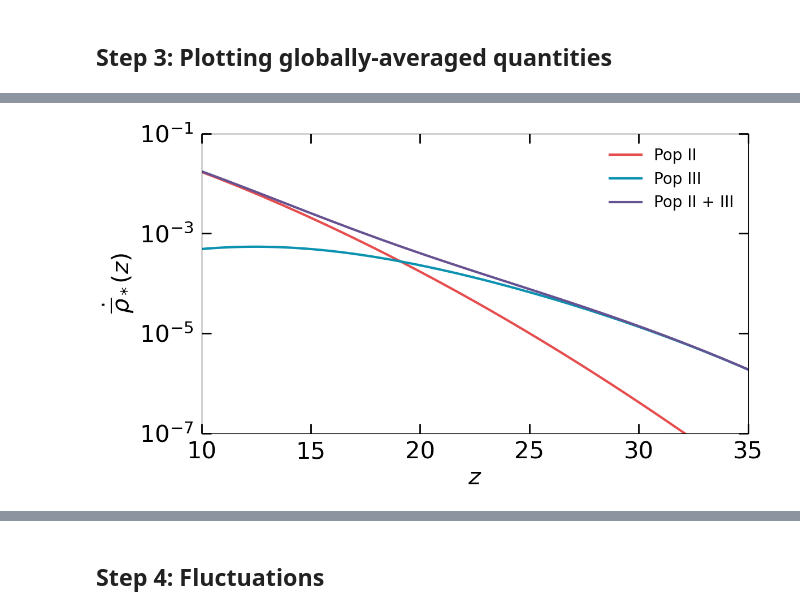
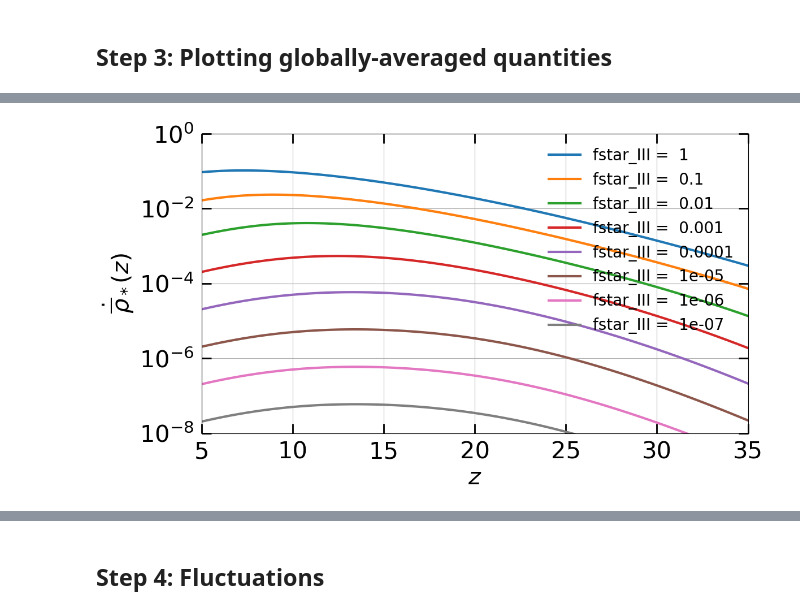
Before and after one commit to Georgios-Manioudakis/Zeus21-Fork, a Jupyter notebook: docs/Tutorial_Zeus21_PopIIandIII_Fiducial.ipynb, the cells around one changed output, grey strips where cells are left out. Cells and saved outputs as stored; diff of their text form; code cells hidden in the pictures.

Commit message:
Varied all 16 Pop III astroparameters I could find, and plotted the SFRD-graph for all the values of the varied parameter in the same plots.

```diff
--- a/docs/Tutorial_Zeus21_PopIIandIII_Fiducial.ipynb
+++ b/docs/Tutorial_Zeus21_PopIIandIII_Fiducial.ipynb
@@ -206,3 +195,5 @@ SFRD and coefficients stored. Move ahead.
+# %%
+zlist= list1[0].zintegral
 # %% [markdown]
 ## Step 3: Plotting globally-averaged quantities
 # %%
@@ -260,28 +251,30 @@ plt.show()
 # %%
 plt.figure(figsize = (12, 6.75))
 
-plt.semilogy(CoeffStructure.zintegral, CoeffStructure.SFRD_II_avg, color="#E64D4E", linewidth=3.0, label = 'Pop II')
-plt.semilogy(CoeffStructure.zintegral, CoeffStructure.SFRD_III_avg, color="#0B92B1", linewidth=3.0, label = 'Pop III')
+# plt.semilogy(CoeffStructure.zintegral, CoeffStructure.SFRD_II_avg, color="#E64D4E", linewidth=3.0, label = 'Pop II')
+for i in range(len(fstar_III)):
+    plt.semilogy(zlist, list1[i].SFRD_III_avg, linewidth=3.0, label='fstar_III =  %s' % fstar_III[i])
 
-plt.semilogy(CoeffStructure.zintegral, CoeffStructure.SFRD_II_avg + CoeffStructure.SFRD_III_avg, color="#665191", linewidth=3.0, label = 'Pop II + III')
+# plt.semilogy(CoeffStructure.zintegral, CoeffStructure.SFRD_II_avg + CoeffStructure.SFRD_III_avg, color="#665191", linewidth=3.0, label = 'Pop II + III')
 
-plt.xlim([10, 35])
-plt.ylim(1e-7, 1e-1)
+plt.xlim([5, 35])
+plt.ylim(1e-8, 1e-0)
 
 plt.xlabel(r'$z$', fontsize = 30)
 plt.ylabel(r'$\dot{\overline{\rho}}_*(z)$', fontsize = 30)
 
 plt.xticks(fontsize=30)
 plt.yticks(fontsize=30)
 plt.tick_params(which='major', length=12, width=2, direction='in', top = True, bottom = True, left = True, right = True)
 plt.tick_params(which='minor', length=5, width=2, direction='in', top = True, bottom = True, left = True, right = True)
 plt.tick_params(axis="y", labelsize=30, pad = 10)
 plt.tick_params(axis="x", labelsize=30, pad = 10)
 plt.legend(fontsize=20, frameon = False)
 plt.tight_layout()
+plt.grid()
 plt.show()
 # %% [output]
-[figure, old version]
+[figure, new version]
 # %%
 plt.figure(figsize = (12, 6.75))
 
```
Also changed, not shown: parts of 55 cells of this notebook.
